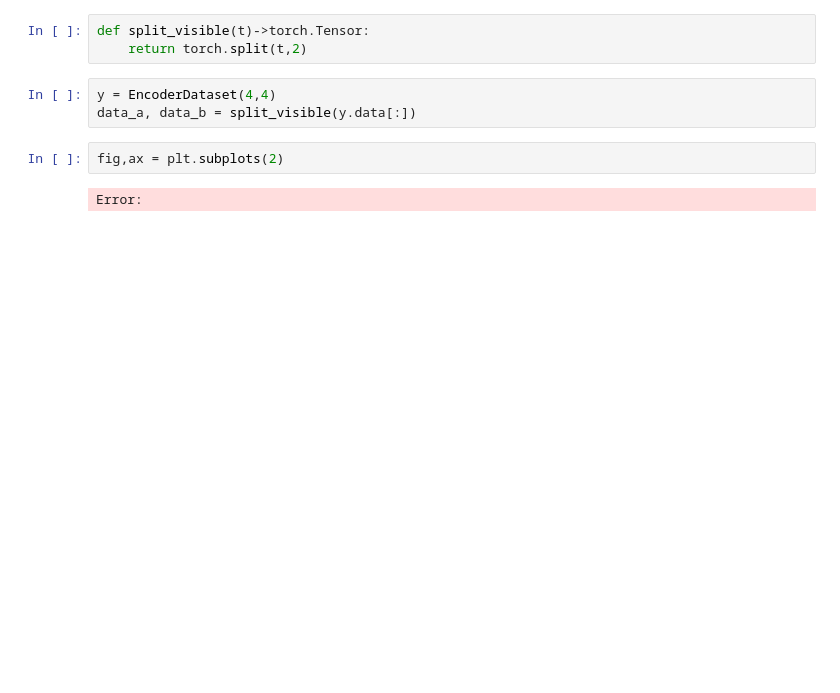
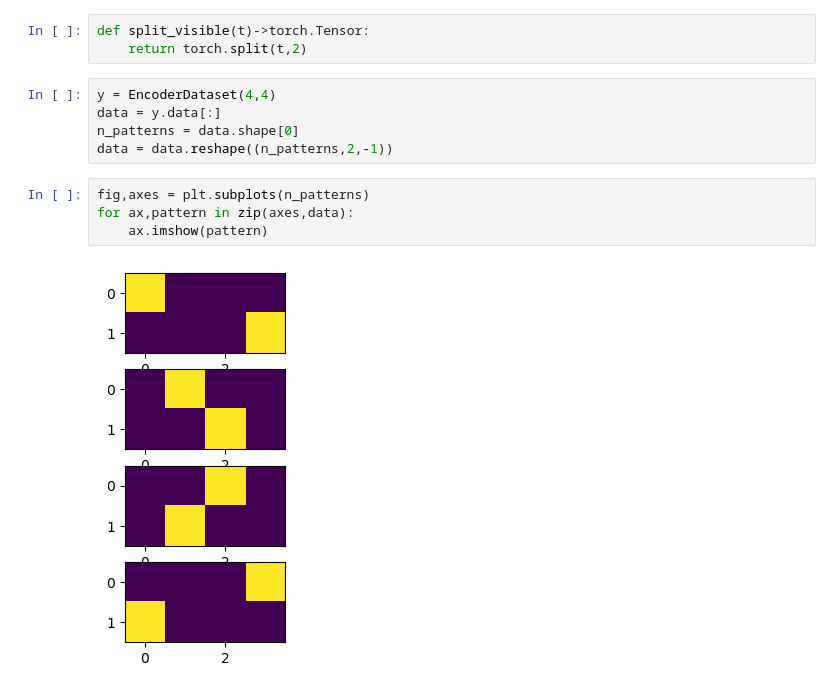
Before and after one commit to Dacasil/boltzmannMPIDS, a Jupyter notebook: notebooks/dataset.ipynb, the cells around one changed output. Saved outputs shown, nothing was run; the diff lists cells and outputs as text; blank space fills up the shorter version.

```diff
--- a/notebooks/dataset.ipynb
+++ b/notebooks/dataset.ipynb
@@ -36,8 +94,12 @@ def split_visible(t)->torch.Tensor:
     return torch.split(t,2)
 # %%
 y = EncoderDataset(4,4)
-data_a, data_b = split_visible(y.data[:])
+data = y.data[:]
+n_patterns = data.shape[0]
+data = data.reshape((n_patterns,2,-1))
 # %%
-fig,ax = plt.subplots(2)
+fig,axes = plt.subplots(n_patterns)
+for ax,pattern in zip(axes,data):
+    ax.imshow(pattern)
 # %% [output]
-Error:
+[figure, added]
```
Also changed, not shown: parts of 5 cells of this notebook, 2 other files.
